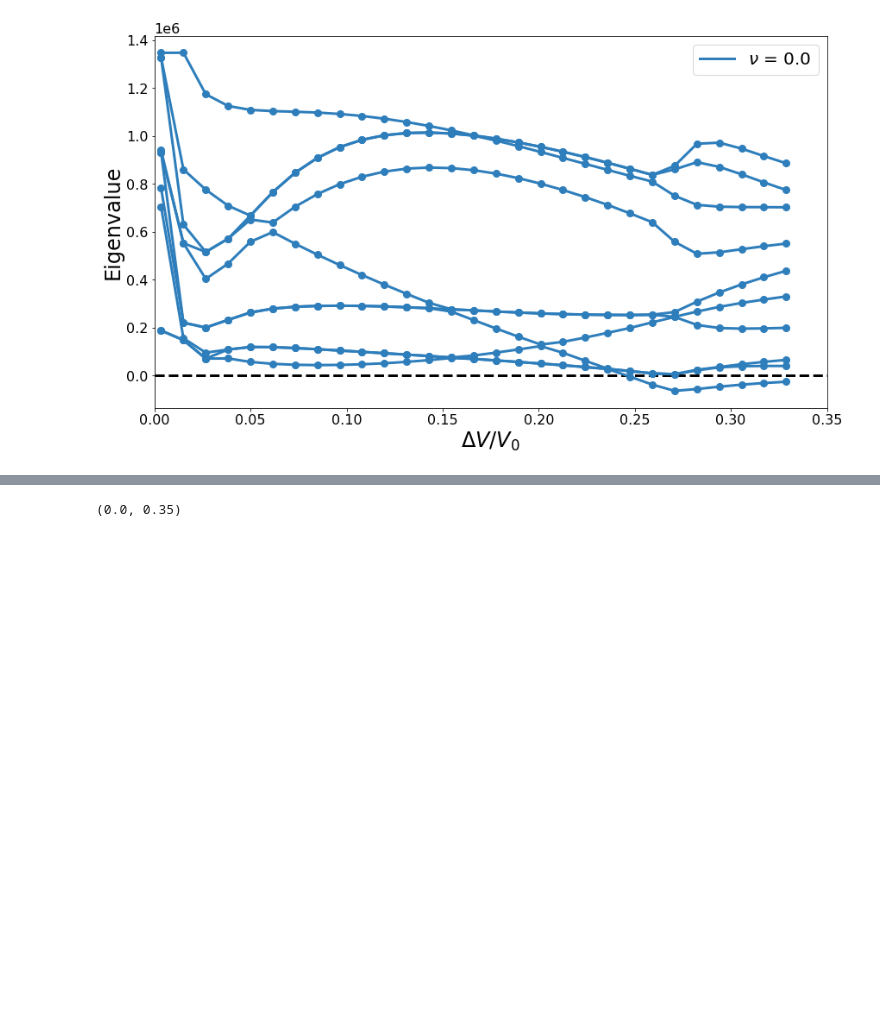
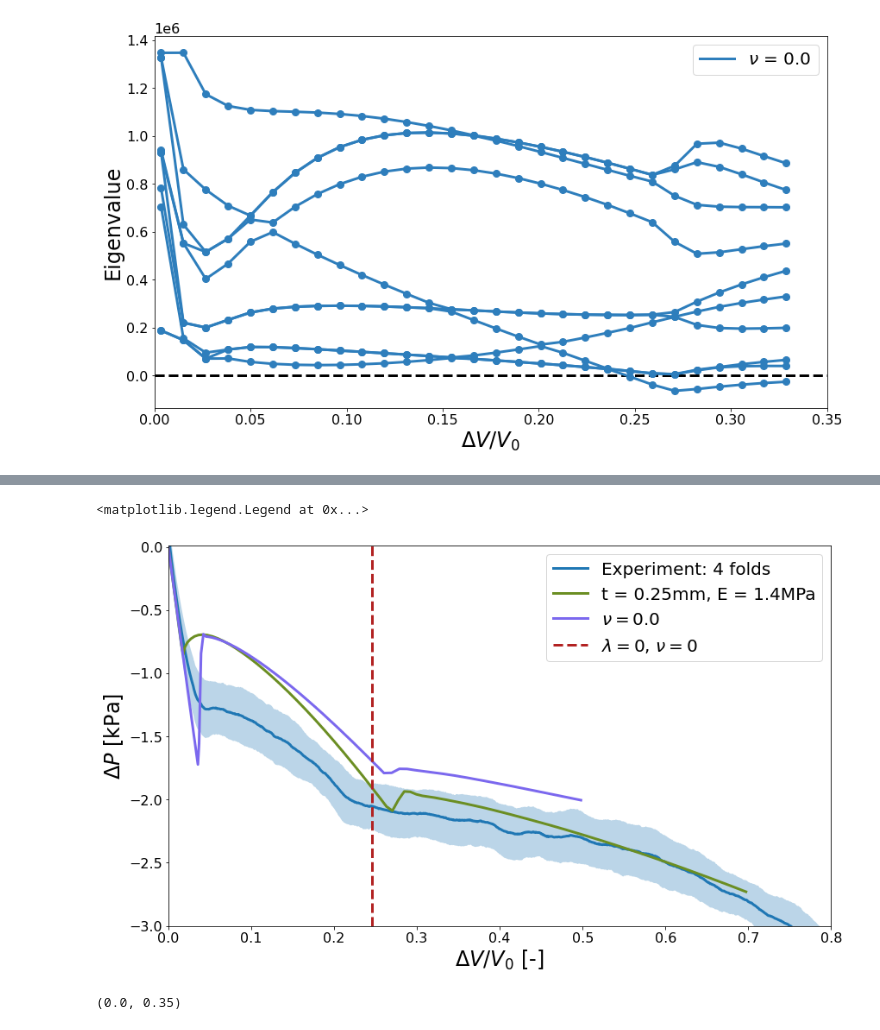
Before and after one commit to bertoldi-collab/buckling-cylinders, a Jupyter notebook: figure_making.ipynb, the cells around one changed output, grey strips where cells are left out. Cells and saved outputs as stored; diff of their text form; code cells hidden in the pictures; blank space fills up the shorter version.

```diff
--- a/figure_making.ipynb
+++ b/figure_making.ipynb
@@ -104,3 +157,65 @@ ax.set_ylim(ylim_cur)
+# %%
+fig, ax = plt.subplots(figsize = (12,7), constrained_layout = True)
+
+'''load exp data'''
+data_all = np.loadtxt('exp_results/PV_4f_Fig1_exp.csv', skiprows = 2, delimiter = ',')
+vol_all = data_all[:,0]
+
+pressure_4_mean = np.mean(data_all[:,1:], axis = 1)
+pressure_4_exp_std = np.std(data_all[:,1:], axis = 1)
+
+pressure_4_smooth = smooth_pv_data(data_all[:,1:], 120)
+pressure_4_smooth_mean = np.mean(pressure_4_smooth, axis = 1)
+pressure_4_smooth_std = np.std(pressure_4_smooth, axis = 1)
+
+
+#note: checked and this is averaged correctly w/o any extra volume stuff
+
+R = 10 #mm
+H = 18 #mm
+vol_0 = np.pi * R * R * H * 1e-3 #mm^3 * 1000 should be cm^3 aka mL
+pressure_0 = pressure_4_mean[0]
+
+#plot exp
+# ax.plot(vol_all/vol_0, pressure_4_mean, label = 'Experiment: 4 folds')
+# ax.fill_between(vol_all/vol_0, pressure_4_mean + pressure_4_exp_std, pressure_4_mean - pressure_4_exp_std, alpha = 0.3)
+
+ax.plot(vol_all/vol_0, pressure_4_smooth_mean, label = 'Experiment: 4 folds', linewidth = linewidth_all)
+ax.fill_between(vol_all/vol_0, pressure_4_smooth_mean + pressure_4_smooth_std, pressure_4_smooth_mean - pressure_4_smooth_std, alpha = 0.3)
+cmap_all = ['Blues', 'Reds','Greens', 'Oranges', 'Purples', 'YlOrBr', 'BuGn', 'PuRd']
+
+'''load sim data'''
+#plot nu = 0.5 up to \delta V/V_0 = 0.7 for fitted parameters
+t, E = (0.25, 1.4)
+data_cur = np.loadtxt(f'data_out/4fold-fitting-400_pcav_cvol.txt')
+vol_norm = -(data_cur[:,0] - data_cur[0,0])/data_cur[0,0]
+pressure_kpa = data_cur[:,1] * 1e3
+ax.plot(vol_norm,pressure_kpa, label = f't = {t}mm, E = {E}MPa', color = 'olivedrab', linewidth = linewidth_all)
+
+
+#plot nu = 0.0 up to \delta V/V_0 = 0.5 for fitted parameters
+nu = 0.0
+data_path = f'data_out/4fold-test_nu-100_pcav_cvol.txt'
+data_cur = np.loadtxt(data_path)
+vol_norm = -(data_cur[:,0] - data_cur[0,0])/data_cur[0,0]
+pressure_kpa = data_cur[:,1] * 1e3
+ax.plot(vol_norm,pressure_kpa, label = rf'$\nu = {nu}$', color = 'mediumslateblue', linewidth = linewidth_all)
+
+#set parameters for plot
+ax.set_xlabel('$\Delta V/V_0$ [-]', fontsize = fontsize_axes)
+ax.set_ylabel('$\Delta P$ [kPa]', fontsize = fontsize_axes)
+ax.set_xlim(left = 0, right = 0.8)
+ax.set_ylim(top = 0.01, bottom = -3)
+ax.tick_params(labelsize = fontsize_ticks)
+ax.yaxis.offsetText.set_fontsize(fontsize_ticks)
+
+ylim_cur = ax.get_ylim()
+ax.vlines(float(sol_root.x),ylim_cur[0], ylim_cur[1], 'firebrick', '--', linewidth = linewidth_all, label = r'$\lambda = 0$, $\nu = 0$')
+
+ax.legend(loc = 'best', fontsize = fontsize_legend)
+# %% [output]
+<matplotlib.legend.Legend at 0x...>
+[figure, added]
 # %%
 nu_try = [0.0, 0.1, 0.2, 0.3, 0.4, 0.5]
 
```
Also changed, not shown: parts of 5 cells of this notebook.
